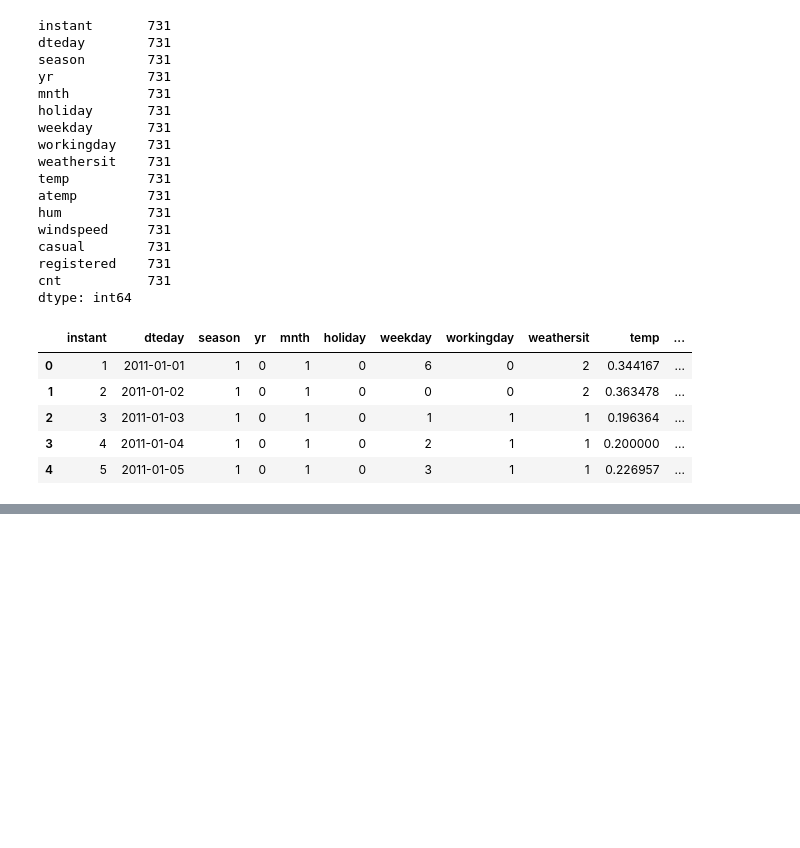
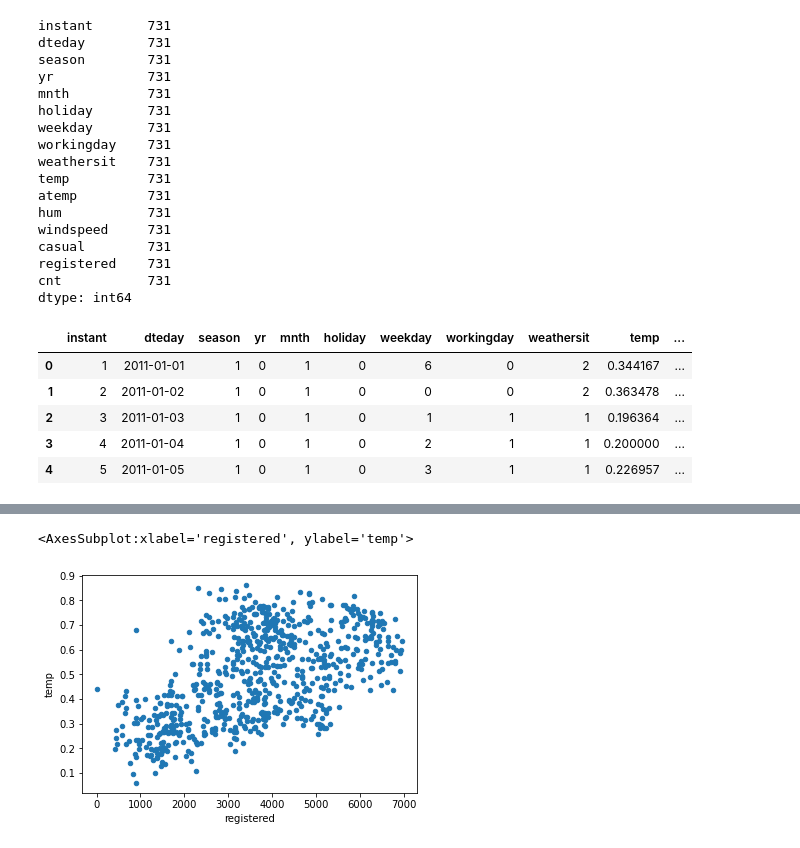
Before and after one commit to data301-2020-winter1/course-project-group_6021, a Jupyter notebook: analysis/emily/emily_milestone_2.ipynb, the cells around one changed output, grey strips where cells are left out. Saved outputs shown, nothing was run; the diff lists cells and outputs as text; code cells hidden in the pictures; blank space fills up the shorter version.

```diff
--- a/analysis/emily/emily_milestone_2.ipynb
+++ b/analysis/emily/emily_milestone_2.ipynb
@@ -60,0 +141,6 @@ FileNotFoundError: [Errno 2] File analysis/scripts/project_functions.py does not
+# %%
+#comparing registered and casual users based on the temperature
+data_eda.plot(kind = 'scatter', x = 'registered', y = 'temp')
+# %% [output]
+<AxesSubplot:xlabel='registered', ylabel='temp'>
+[figure, added]
```
Also changed, not shown: parts of 19 cells of this notebook, 1 other file.
